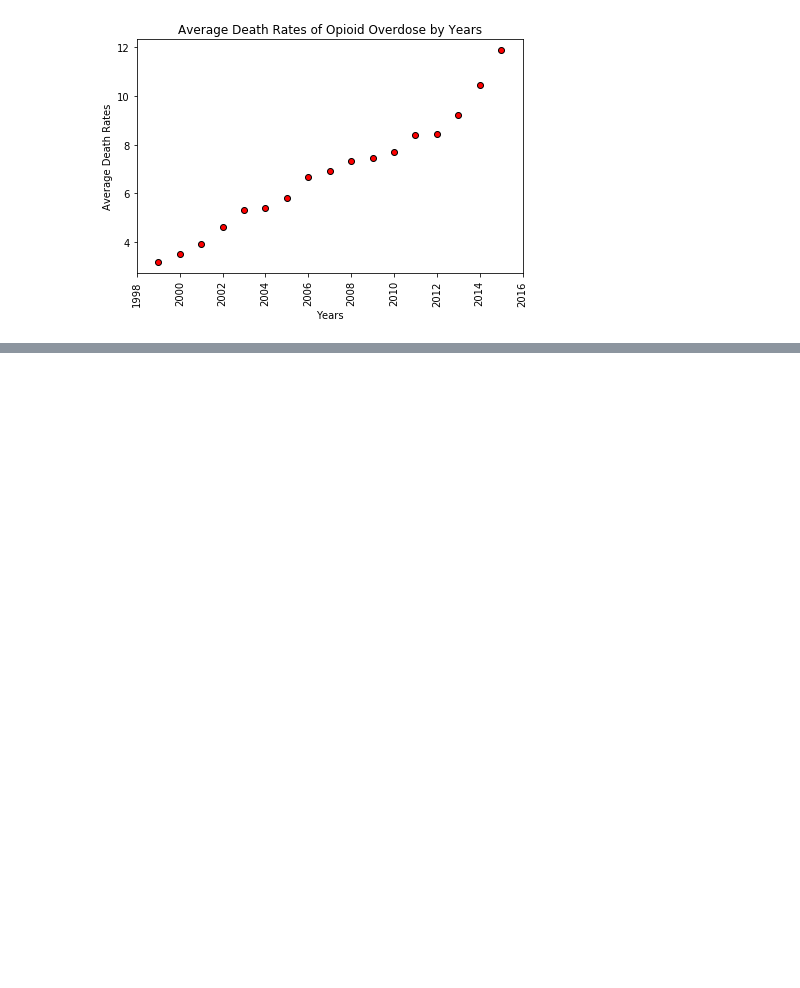
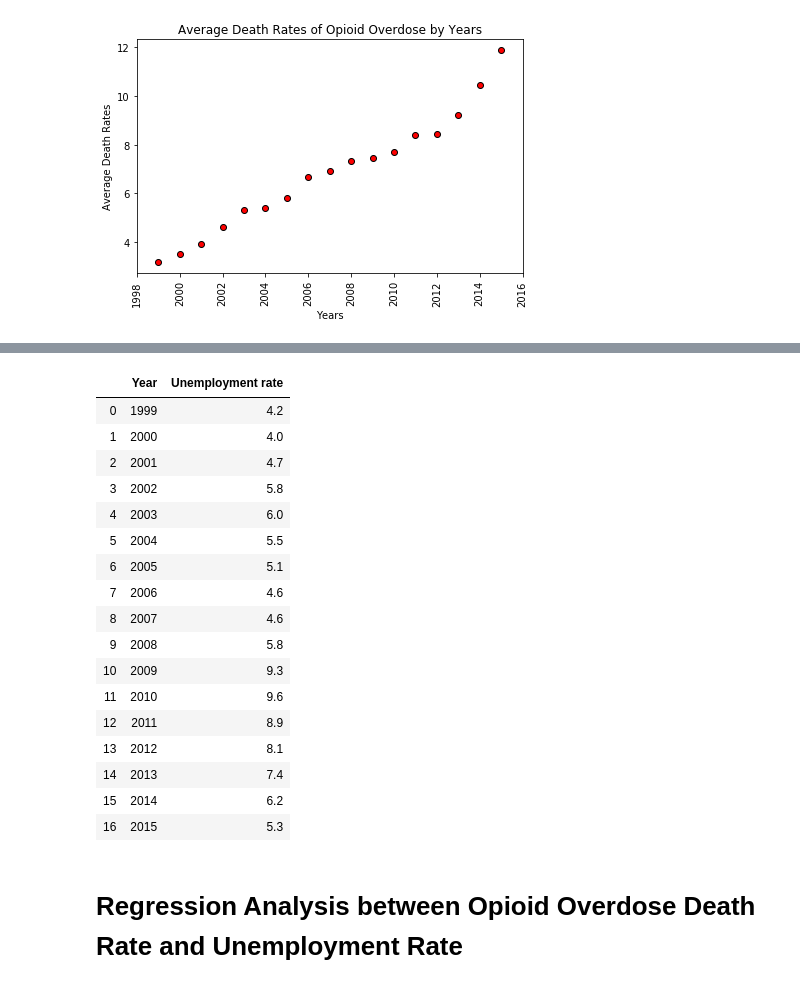
Before and after one commit to Emma-Pang/team_efx_dataproject, a Jupyter notebook: main_overdose.ipynb, the cells around one changed output, grey strips where cells are left out. Cells and saved outputs as stored; diff of their text form; code cells hidden in the pictures; blank space fills up the shorter version.

```diff
--- a/main_overdose.ipynb
+++ b/main_overdose.ipynb
@@ -193,0 +185,7 @@ Name: Percent Change in Opioid Overdose Death Rate from Prior Year, dtype: float
+# %%
+#create a file path for unemployment rates from 1999-2018
+unemployment_file = "Resources/unemploy_rate_1999_2018.csv"
+#read file and save to pandas dataframe
+unemployment_df = pd.read_csv(unemployment_file)
+
+unemployment_df
@@ -193,0 +210,36 @@ Name: Percent Change in Opioid Overdose Death Rate from Prior Year, dtype: float
+# %%
+#to make the dataframe nicer
+unemployment_df = unemployment_df.rename(columns={"Unnamed: 0": "Year"})
+unemployment_df = unemployment_df.dropna()
+unemployment_df["Year"] = unemployment_df["Year"].astype('int32')
+#df.astype('int32').dtypes
+#reset_unemployment_df = unemployment_df.set_index(["Year"])
+#reset_unemployment_df
+#only select years from 1999-2015
+new_unemployment_df = unemployment_df.drop([17,18,19])
+new_unemployment_df
+#new_unemployment_df
+
+# Drop Colums a & b from dfObj in place
+#dfObj.drop(['a' , 'b'], inplace=True)
+# %% [output]
+|  | Year | Unemployment rate |
+| 0 | 1999 | 4.2 |
+| 1 | 2000 | 4.0 |
+| 2 | 2001 | 4.7 |
+| 3 | 2002 | 5.8 |
+| 4 | 2003 | 6.0 |
+| 5 | 2004 | 5.5 |
+| 6 | 2005 | 5.1 |
+| 7 | 2006 | 4.6 |
+| 8 | 2007 | 4.6 |
+| 9 | 2008 | 5.8 |
+| 10 | 2009 | 9.3 |
+| 11 | 2010 | 9.6 |
+| 12 | 2011 | 8.9 |
+| 13 | 2012 | 8.1 |
+| 14 | 2013 | 7.4 |
+| 15 | 2014 | 6.2 |
+| 16 | 2015 | 5.3 |
+# %% [markdown]
+# Regression Analysis between Opioid Overdose Death Rate and Unemployment Rate
```
Also changed, not shown: parts of 24 cells of this notebook, 3 other files.
